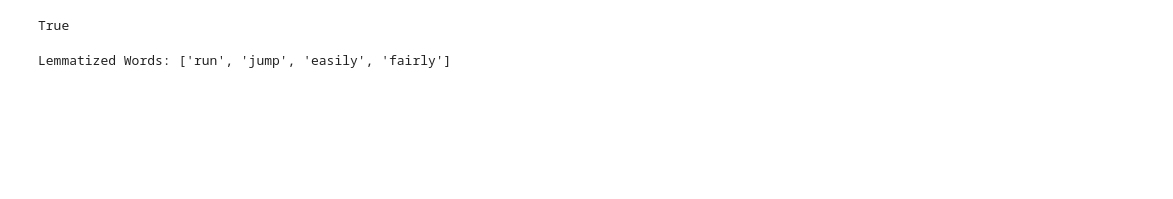
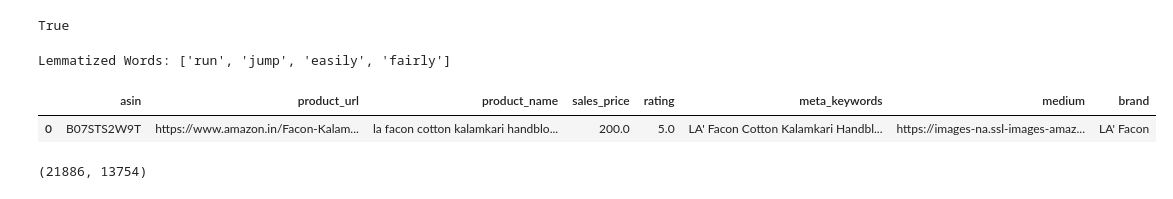
Before and after one commit to springboardmentor447/AI_STYLIST_Infosys_Internship_Oct2024, a Jupyter notebook: aiStylistPP.ipynb, the cells around one changed output. Cells and saved outputs as stored; diff of their text form; code cells hidden in the pictures; blank space fills up the shorter version.

```diff
--- a/aiStylistPP.ipynb
+++ b/aiStylistPP.ipynb
@@ -478,19 +469,3 @@ print(df_main['product_name'].head(10))
 9                            Peppermint Synthetic Dress
 10    Toddler Little Boy Straight Outta Timeout Long...
 Name: product_name, dtype: object
-# %%
-from nltk.stem import PorterStemmer, SnowballStemmer
-
-# Initialize stemmers
-porter = PorterStemmer()
-snowball = SnowballStemmer("english")
-
-# Sample words
-words = ["running", "jumps", "easily", "fairly"]
-
-# Apply stemming
-stemmed_porter = [porter.stem(word) for word in words]
-stemmed_snowball = [snowball.stem(word) for word in words]
-
-print("Porter Stemmer:", stemmed_porter)
-print("Snowball Stemmer:", stemmed_snowball)
@@ -519,3 +520,21 @@ lemmatized_words = [lemmatizer.lemmatize(word, pos=pos) for word, pos in words]
 print("Lemmatized Words:", lemmatized_words)
 # %% [output]
 Lemmatized Words: ['run', 'jump', 'easily', 'fairly']
+# %%
+df_main.head(1)
+# %% [output]
+|  | asin | product_url | product_name | sales_price | rating | meta_keywords | medium | brand |
+| 0 | B07STS2W9T | https://www.amazon.in/Facon-Kalam... | la facon cotton kalamkari handblo... | 200.0 | 5.0 | LA' Facon Cotton Kalamkari Handbl... | https://images-na.ssl-images-amaz... | LA' Facon |
+# %%
+from sklearn.feature_extraction.text import CountVectorizer
+import pandas as pd
+
+# Example product names (Replace this with your cleaned 'df_main' dataset)
+product_names = df_main['product_name'].tolist()
+
+# Vectorize product names using Bag of Words
+vectorizer = CountVectorizer()
+bow_matrix = vectorizer.fit_transform(product_names)
+print(bow_matrix.shape)
+# %% [output]
+(21886, 13754)
```
Also changed, not shown: parts of 13 cells of this notebook.
